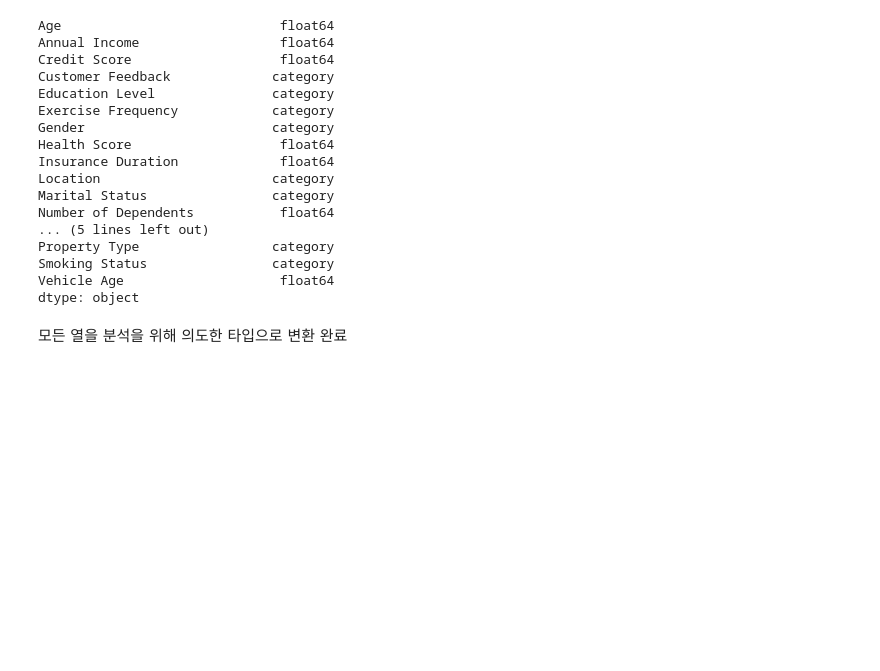
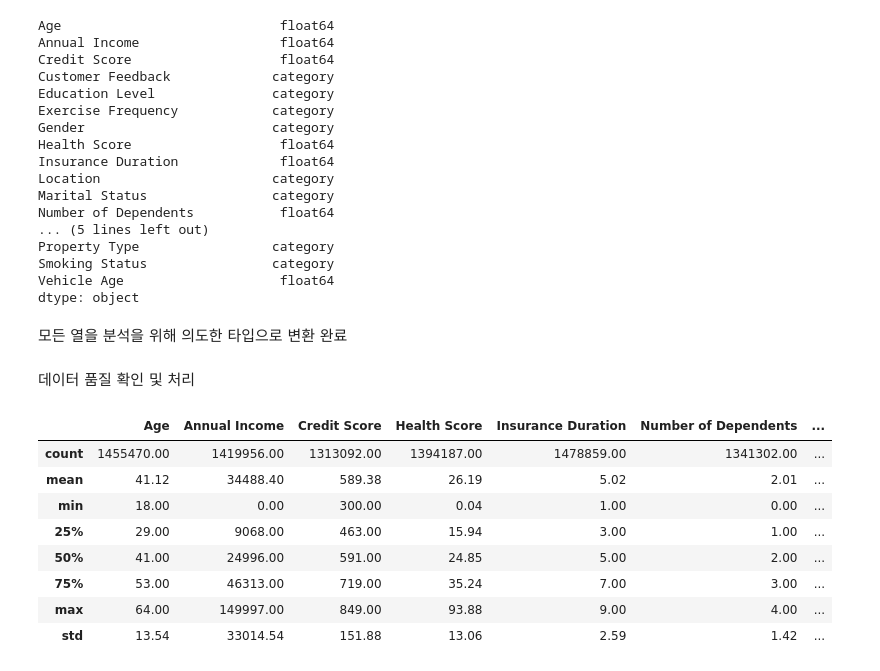
Before and after one commit to hyungijung/Project, a Jupyter notebook: Regression with an Insurance Dataset.ipynb, the cells around one changed output. Cells and saved outputs as stored; diff of their text form; code cells hidden in the pictures; blank space fills up the shorter version.

```diff
--- a/Regression with an Insurance Dataset.ipynb
+++ b/Regression with an Insurance Dataset.ipynb
@@ -568,3 +568,17 @@ Vehicle Age                    float64
 dtype: object
 # %% [markdown]
 모든 열을 분석을 위해 의도한 타입으로 변환 완료
+# %% [markdown]
+데이터 품질 확인 및 처리
+# %%
+frame.describe()
+# %% [output]
+|  | Age | Annual Income | Credit Score | Health Score | Insurance Duration | Number of Dependents | ... |
+| count | 1455470.00 | 1419956.00 | 1313092.00 | 1394187.00 | 1478859.00 | 1341302.00 | ... |
+| mean | 41.12 | 34488.40 | 589.38 | 26.19 | 5.02 | 2.01 | ... |
+| min | 18.00 | 0.00 | 300.00 | 0.04 | 1.00 | 0.00 | ... |
+| 25% | 29.00 | 9068.00 | 463.00 | 15.94 | 3.00 | 1.00 | ... |
+| 50% | 41.00 | 24996.00 | 591.00 | 24.85 | 5.00 | 2.00 | ... |
+| 75% | 53.00 | 46313.00 | 719.00 | 35.24 | 7.00 | 3.00 | ... |
+| max | 64.00 | 149997.00 | 849.00 | 93.88 | 9.00 | 4.00 | ... |
+| std | 13.54 | 33014.54 | 151.88 | 13.06 | 2.59 | 1.42 | ... |
```
Also changed, not shown: parts of 9 cells of this notebook.
